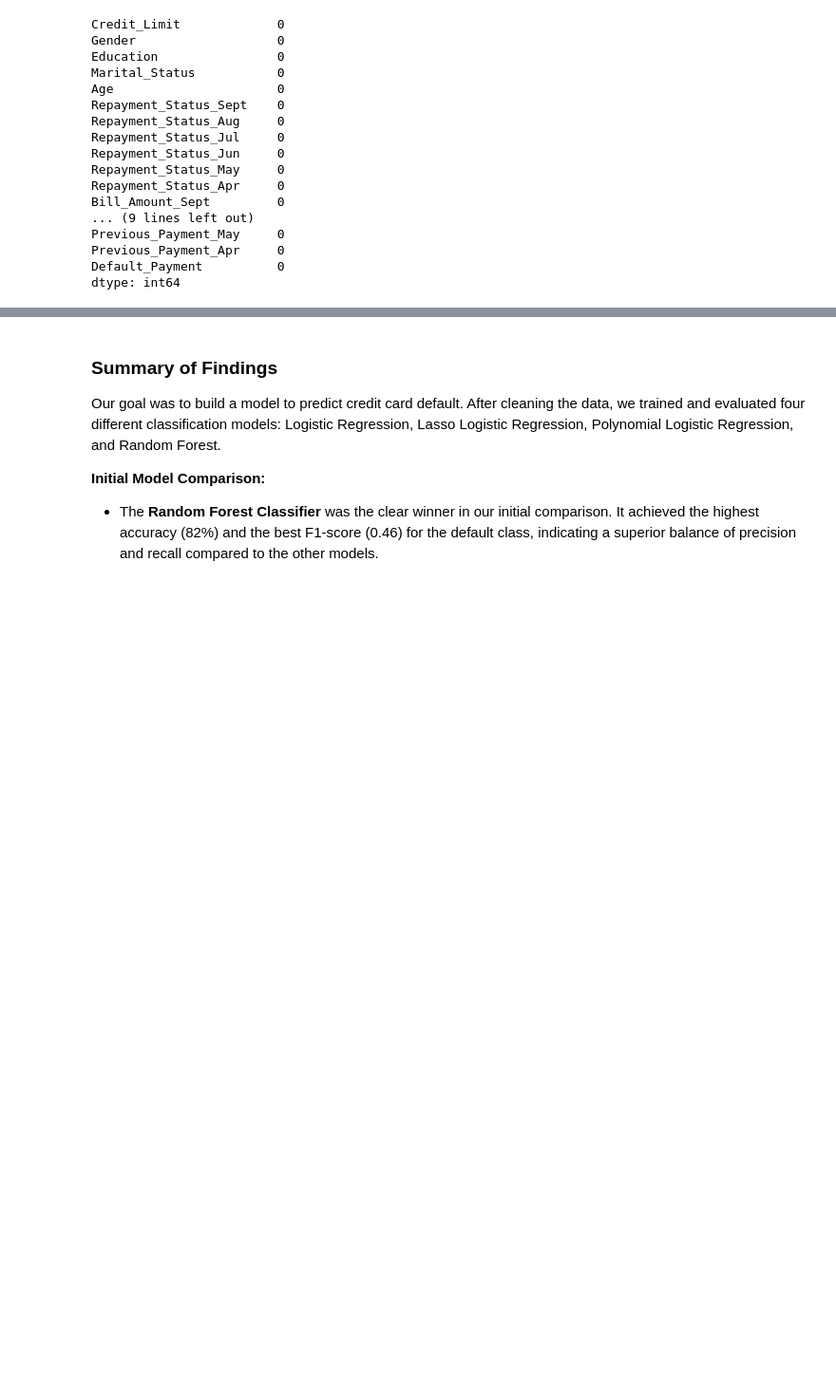
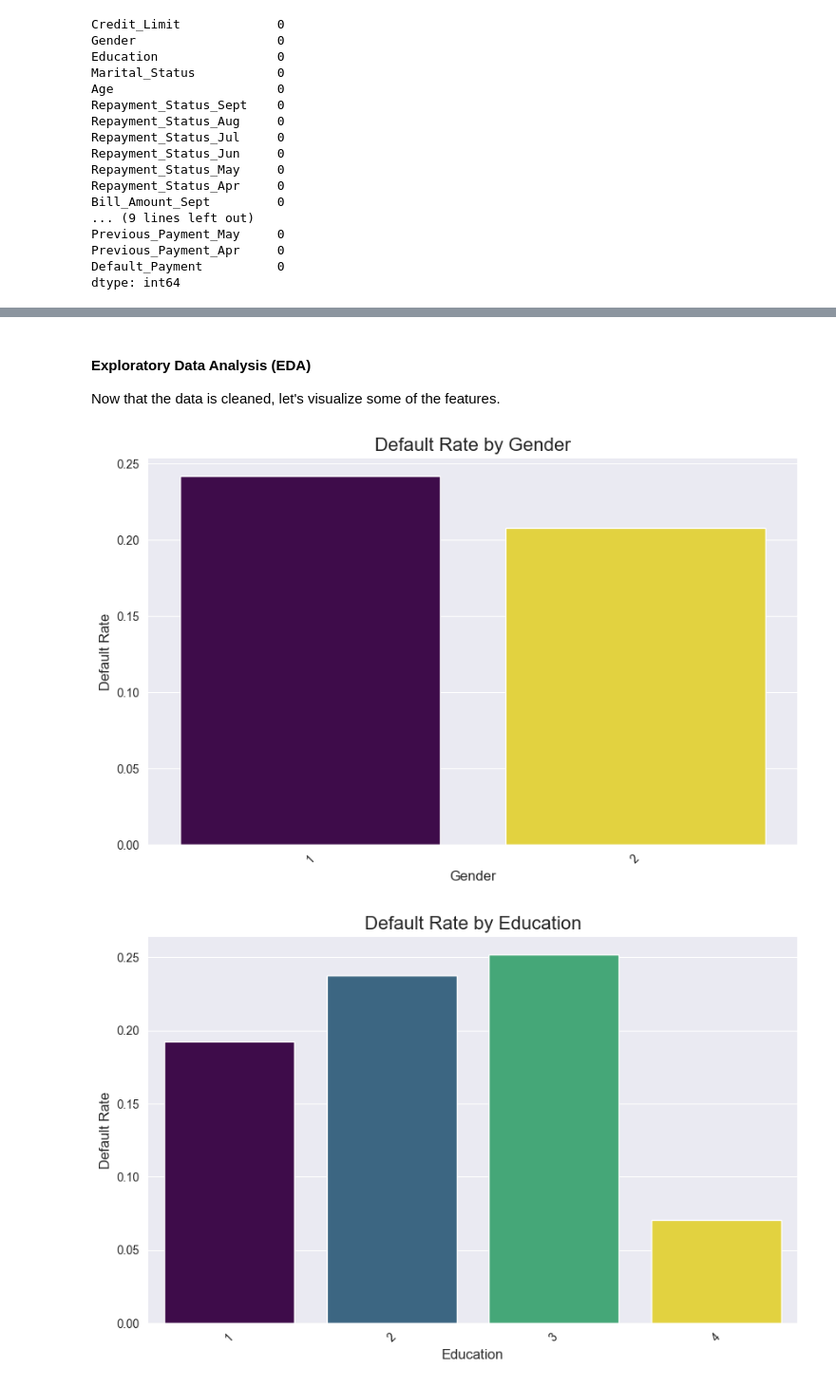
Before and after one commit to licyambrose/CreditCardDefault, a Jupyter notebook: creditcarddefault.ipynb, the cells around one changed output, grey strips where cells are left out. Shown: that part at 95% size. Saved outputs shown, nothing was run; the diff lists cells and outputs as text; code cells hidden in the pictures; blank space fills up the shorter version.

Commit message:
Initial commit

```diff
--- a/creditcarddefault.ipynb
+++ b/creditcarddefault.ipynb
@@ -540,7 +267,27 @@ display(df_metrics)
-# %% [markdown]
-### Summary of Findings
-
-Our goal was to build a model to predict credit card default. After cleaning the data, we trained and evaluated four different classification models: Logistic Regression, Lasso Logistic Regression, Polynomial Logistic Regression, and Random Forest.
-
-**Initial Model Comparison:**
-- The **Random Forest Classifier** was the clear winner in our initial comparison. It achieved the highest accuracy (82%) and the best F1-score (0.46) for the default class, indicating a superior balance of precision and recall compared to the other models.
+# %% [markdown]
+#### Exploratory Data Analysis (EDA)
+Now that the data is cleaned, let's visualize some of the features.
+# %%
+# Bar plots for categorical features vs. Default_Payment
+
+# Define categorical features
+categorical_features = ['Gender', 'Education', 'Marital_Status'] + [col for col in data.columns if 'Repayment_Status' in col]
+
+# Plotting
+for feature in categorical_features:
+    plt.figure(figsize=(10, 6))
+    # Group by the feature and calculate the mean of Default_Payment (which is the default rate)
+    default_rate = data.groupby(feature, observed=False)['Default_Payment'].mean()
+
+    # Create a bar plot
+    sns.barplot(x=default_rate.index, y=default_rate.values, hue=default_rate.index, palette='viridis', legend=False)
+
+    # Add labels and title
+    plt.title(f'Default Rate by {feature}', fontsize=16)
+    plt.xlabel(feature, fontsize=12)
+    plt.ylabel('Default Rate', fontsize=12)
+    plt.xticks(rotation=45)
+    plt.show()
+# %% [output]
+[figure, added]
+[figure, added]
```
Also changed, not shown: parts of 19 cells of this notebook.
